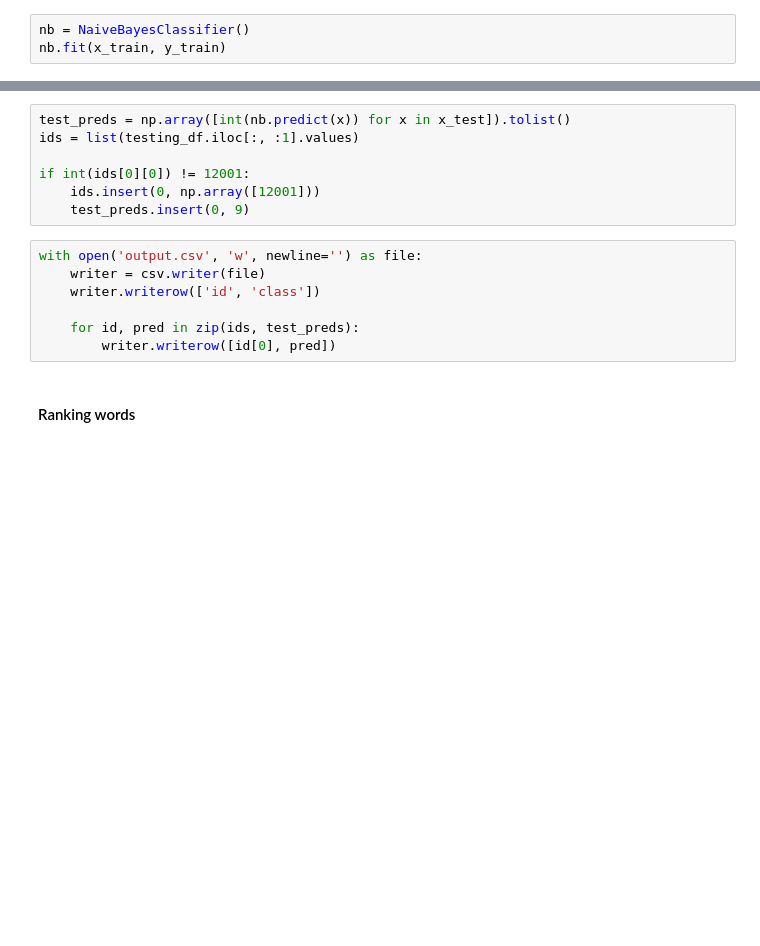
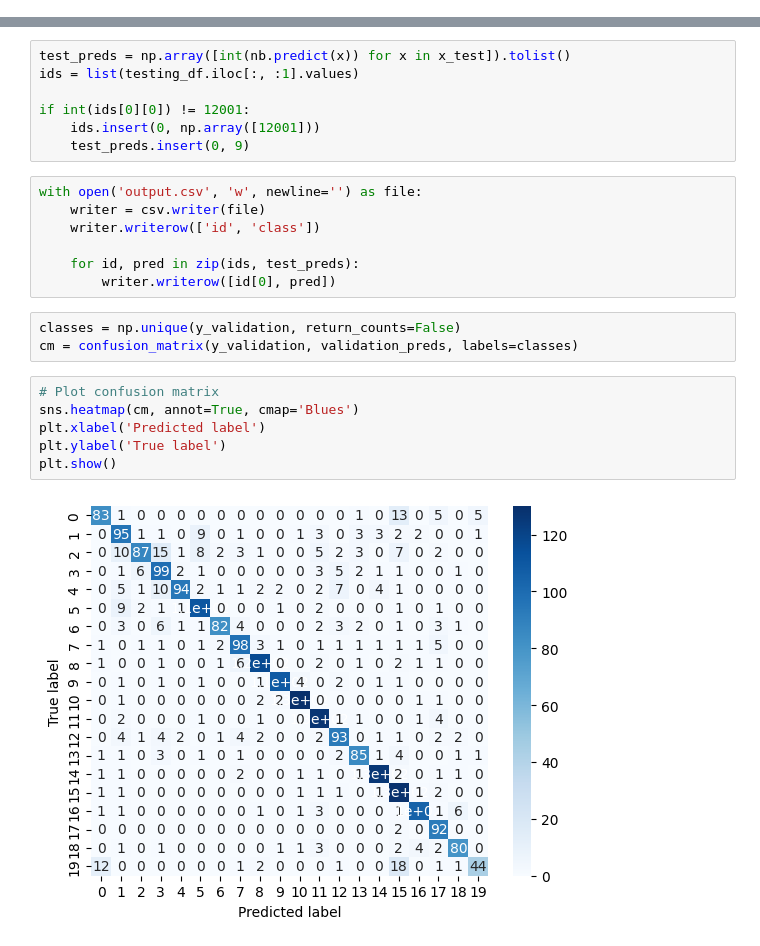
Before and after one commit to briyoon/topic_classifier, a Jupyter notebook: nb.ipynb, the cells around one changed output, grey strips where cells are left out. Drawn from its saved outputs; the diff is of its cells as text; blank space fills up the shorter version.

```diff
--- a/nb.ipynb
+++ b/nb.ipynb
@@ -80,9 +111,6 @@ else:
   # Save the trained model to a file
   with open('resources/naive_bayes_model.pkl', 'wb') as file:
     pickle.dump(nb, file)
-# %%
-nb = NaiveBayesClassifier()
-nb.fit(x_train, y_train)
 # %%
 validation_preds = np.array([nb.predict(x) for x in x_validation])
 accuracy = np.mean(validation_preds == y_validation)
@@ -108,5 +140,14 @@ with open('output.csv', 'w', newline='') as file:
 
     for id, pred in zip(ids, test_preds):
         writer.writerow([id[0], pred])
-# %% [markdown]
-#### Ranking words
+# %%
+classes = np.unique(y_validation, return_counts=False)
+cm = confusion_matrix(y_validation, validation_preds, labels=classes)
+# %%
+# Plot confusion matrix
+sns.heatmap(cm, annot=True, cmap='Blues')
+plt.xlabel('Predicted label')
+plt.ylabel('True label')
+plt.show()
+# %% [output]
+[figure, added]
```
Also changed, not shown: parts of 17 cells of this notebook, 2 other files.
